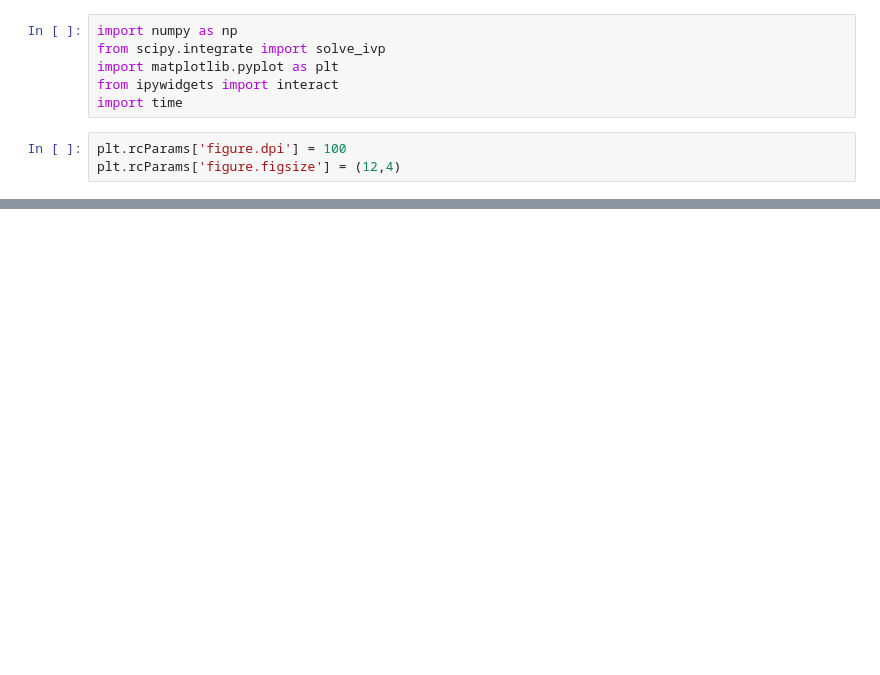
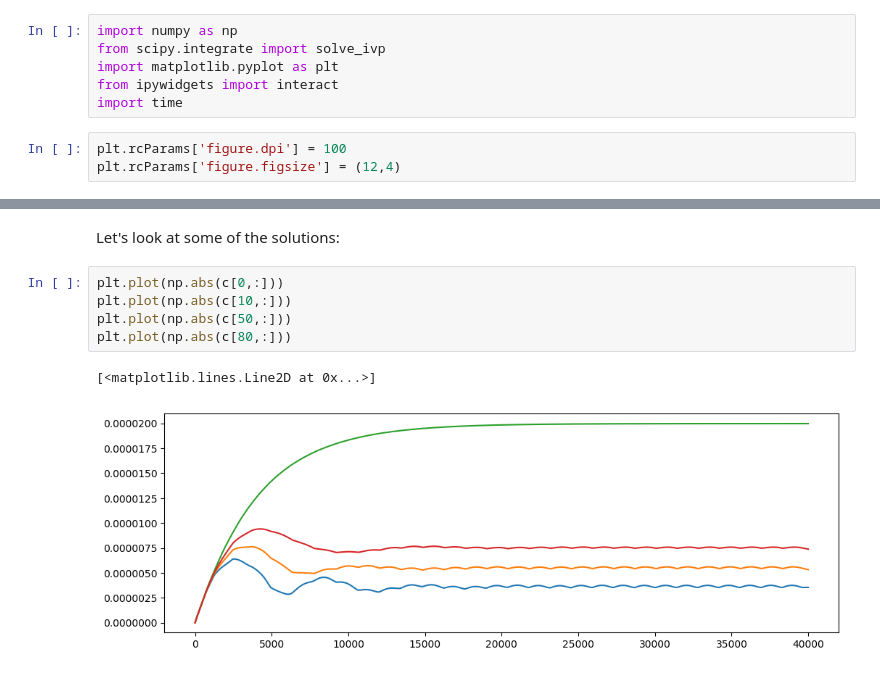
Before and after one commit to gsteele13/gary-misc-notebooks, a Jupyter notebook: Optomechanics.ipynb, the cells around one changed output, grey strips where cells are left out. Saved outputs shown, nothing was run; the diff lists cells and outputs as text; blank space fills up the shorter version.

```diff
--- a/Optomechanics.ipynb
+++ b/Optomechanics.ipynb
@@ -100,0 +186,10 @@ where $\tilde \Delta = \Delta  + \hbar G x$. Similar to above, for numerical sol
+# %% [markdown]
+Let's look at some of the solutions:
+# %%
+plt.plot(np.abs(c[0,:]))
+plt.plot(np.abs(c[10,:]))
+plt.plot(np.abs(c[50,:]))
+plt.plot(np.abs(c[80,:]))
+# %% [output]
+[<matplotlib.lines.Line2D at 0x...>]
+[figure, added]
```
Also changed, not shown: parts of 14 cells of this notebook, 5 other files.
